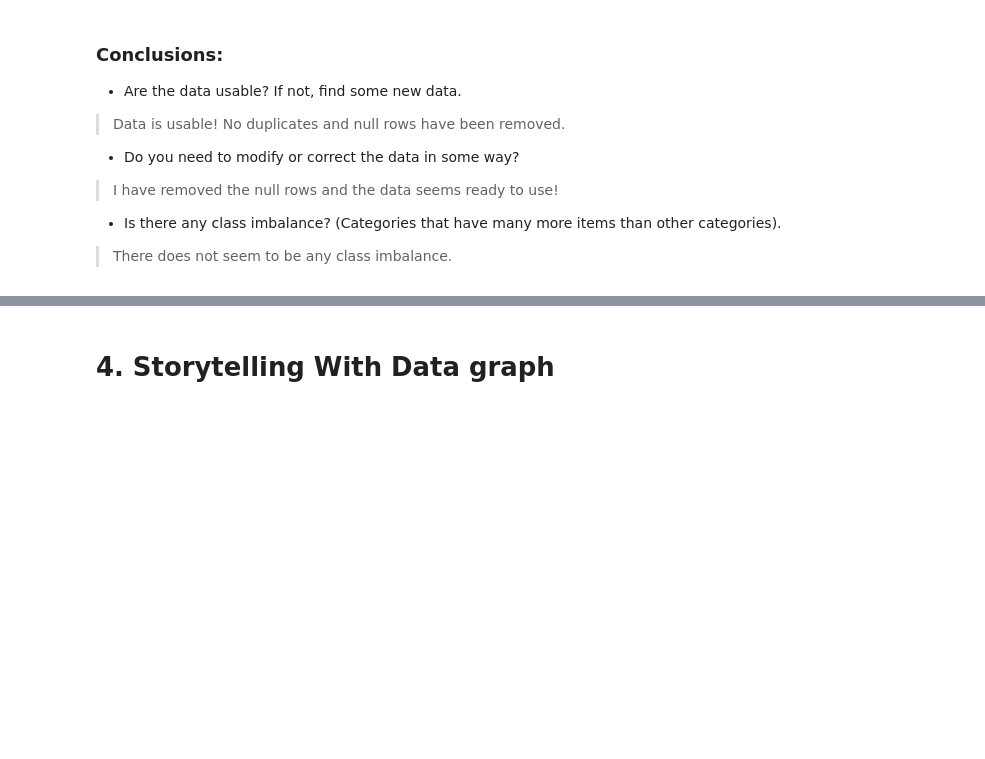
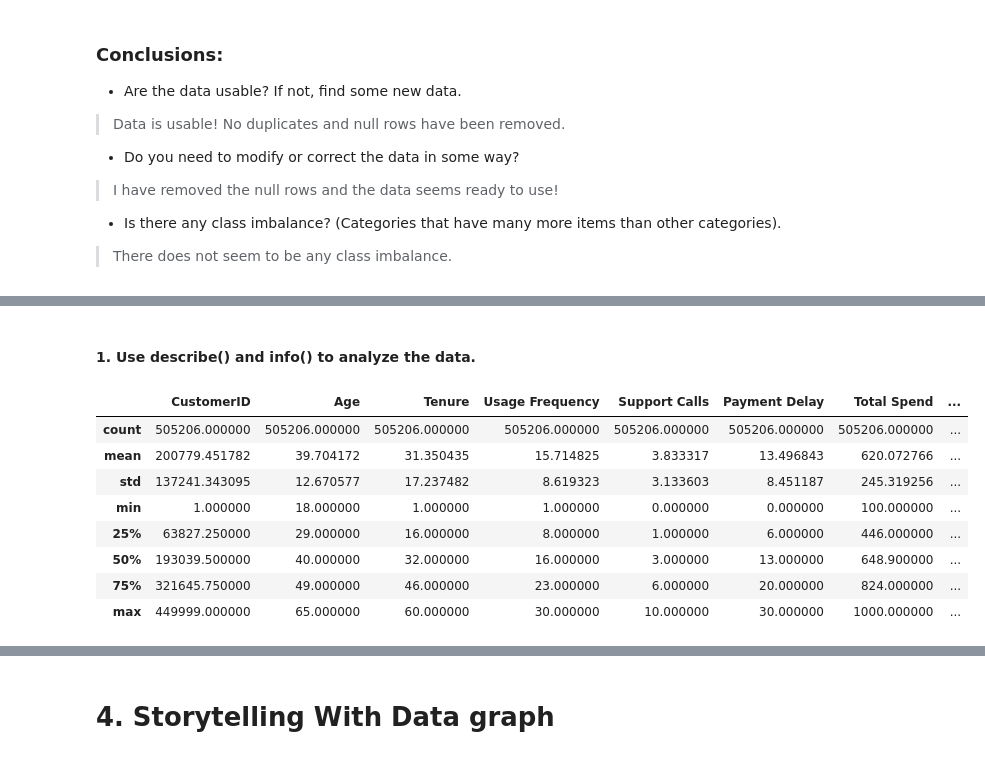
Before and after one commit to paumar2/DX699-MODB2, a Jupyter notebook: Week2.ipynb, the cells around one changed output, grey strips where cells are left out. Saved outputs shown, nothing was run; the diff lists cells and outputs as text; code cells hidden in the pictures; blank space fills up the shorter version.

```diff
--- a/Week2.ipynb
+++ b/Week2.ipynb
@@ -246,0 +268,7 @@ Name: 0, dtype: float64
+# %%
+#load data
+train_cc = pd.read_csv('customer_churn_dataset-training-master.csv')
+test_cc = pd.read_csv('customer_churn_dataset-testing-master.csv')
+#combine train and test set
+customer_churn = pd.concat([train_cc, test_cc], ignore_index=True)
+customer_churn.head() #display first couple rows
@@ -246,0 +282,14 @@ Name: 0, dtype: float64
+# %% [markdown]
+#### 1. Use describe() and info() to analyze the data.
+# %%
+customer_churn.describe()
+# %% [output]
+|  | CustomerID | Age | Tenure | Usage Frequency | Support Calls | Payment Delay | Total Spend | ... |
+| count | 505206.000000 | 505206.000000 | 505206.000000 | 505206.000000 | 505206.000000 | 505206.000000 | 505206.000000 | ... |
+| mean | 200779.451782 | 39.704172 | 31.350435 | 15.714825 | 3.833317 | 13.496843 | 620.072766 | ... |
+| std | 137241.343095 | 12.670577 | 17.237482 | 8.619323 | 3.133603 | 8.451187 | 245.319256 | ... |
+| min | 1.000000 | 18.000000 | 1.000000 | 1.000000 | 0.000000 | 0.000000 | 100.000000 | ... |
+| 25% | 63827.250000 | 29.000000 | 16.000000 | 8.000000 | 1.000000 | 6.000000 | 446.000000 | ... |
+| 50% | 193039.500000 | 40.000000 | 32.000000 | 16.000000 | 3.000000 | 13.000000 | 648.900000 | ... |
+| 75% | 321645.750000 | 49.000000 | 46.000000 | 23.000000 | 6.000000 | 20.000000 | 824.000000 | ... |
+| max | 449999.000000 | 65.000000 | 60.000000 | 30.000000 | 10.000000 | 30.000000 | 1000.000000 | ... |
```
Also changed, not shown: parts of 32 cells of this notebook.
